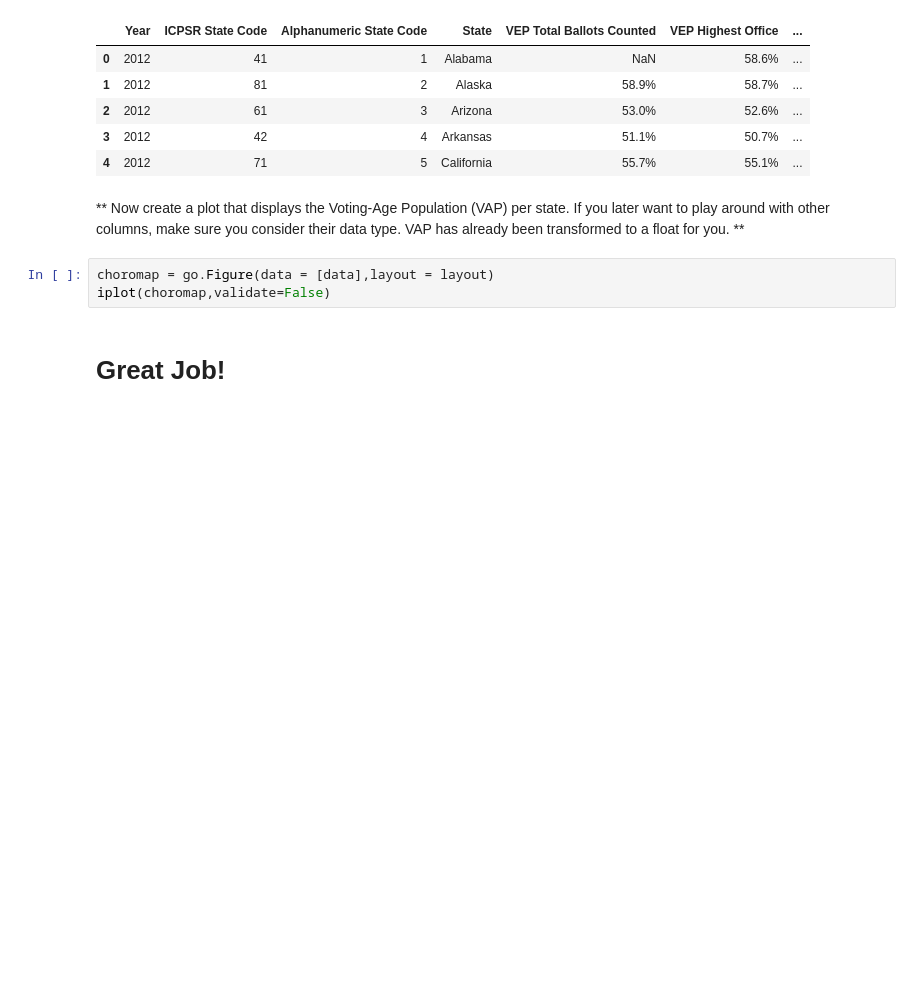
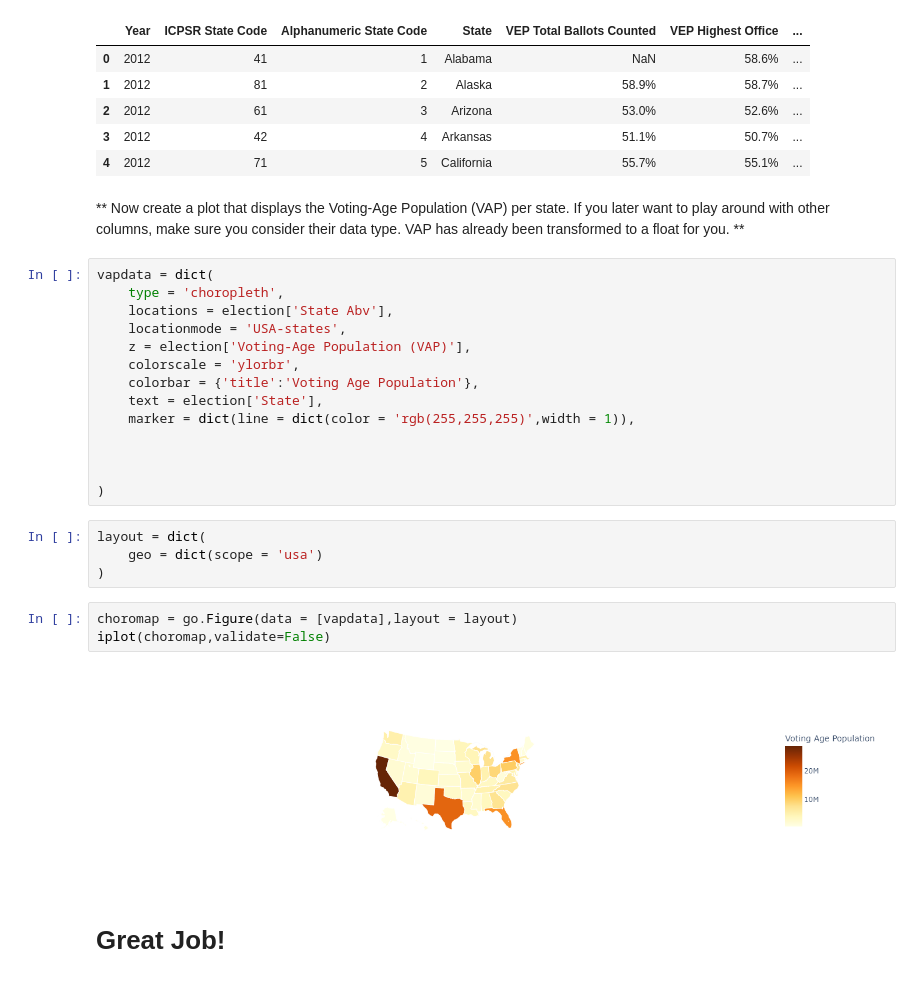
Before and after one commit to ethanhowang/DataLearning, a Jupyter notebook: Bootcamps/09-Geographical-Plotting/02-Choropleth Maps Exercise.ipynb, the cells around one changed output. Drawn from its saved outputs; the diff is of its cells as text; blank space fills up the shorter version.

```diff
--- a/Bootcamps/09-Geographical-Plotting/02-Choropleth Maps Exercise.ipynb
+++ b/Bootcamps/09-Geographical-Plotting/02-Choropleth Maps Exercise.ipynb
@@ -93,8 +93,28 @@ election.head()
 | 4 | 2012 | 71 | 5 | California | 55.7% | 55.1% | ... |
 # %% [markdown]
 ** Now create a plot that displays the Voting-Age Population (VAP) per state. If you later want to play around with other columns, make sure you consider their data type. VAP has already been transformed to a float for you. **
+# %%
+vapdata = dict(
+    type = 'choropleth',
+    locations = election['State Abv'],
+    locationmode = 'USA-states',
+    z = election['Voting-Age Population (VAP)'],
+    colorscale = 'ylorbr',
+    colorbar = {'title':'Voting Age Population'},
+    text = election['State'],
+    marker = dict(line = dict(color = 'rgb(255,255,255)',width = 1)),
+
+
+
+)
+# %%
+layout = dict(
+    geo = dict(scope = 'usa')
+)
 # %%
-choromap = go.Figure(data = [data],layout = layout)
+choromap = go.Figure(data = [vapdata],layout = layout)
 iplot(choromap,validate=False)
+# %% [output]
+[figure, added]
 # %% [markdown]
 # Great Job!
```
Also changed, not shown: parts of 1 cell of this notebook.
